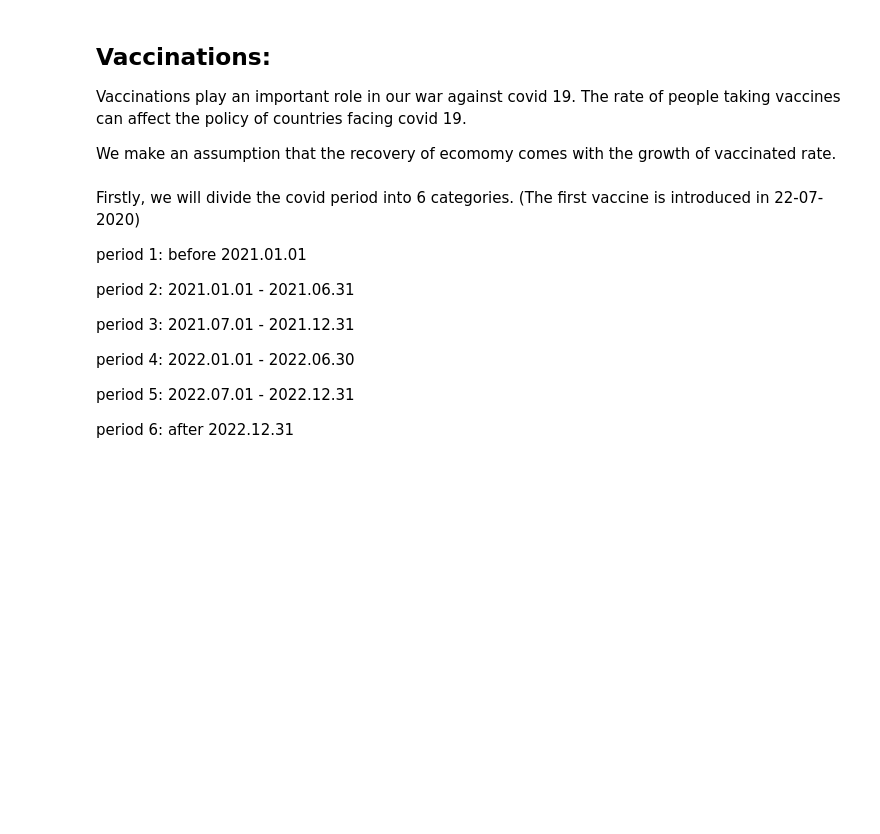
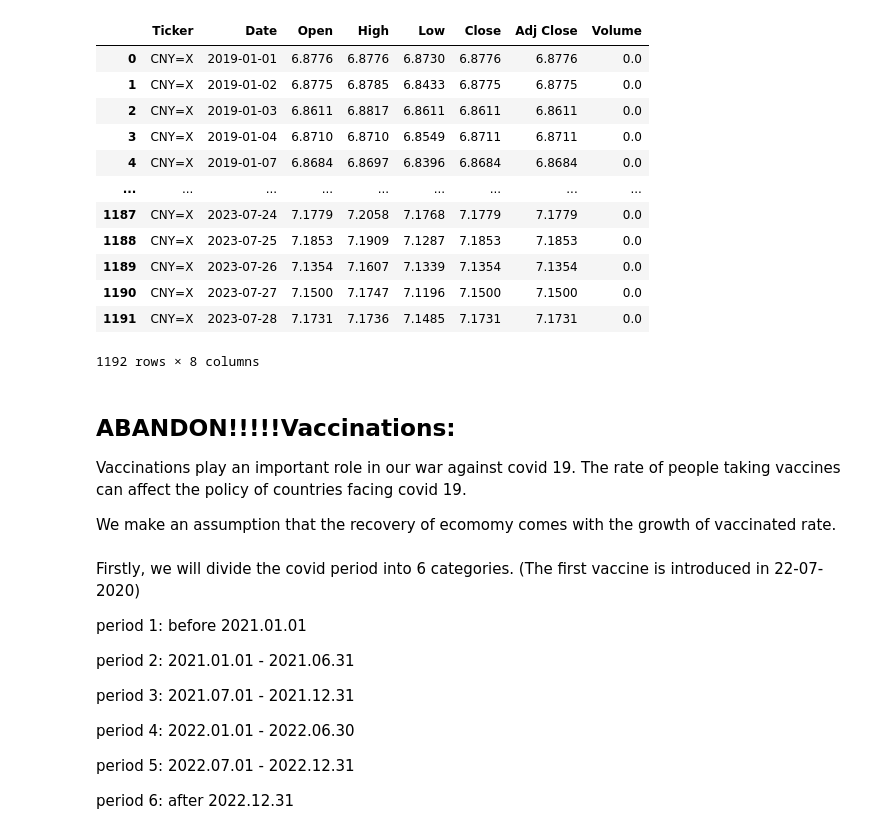
Before and after one commit to anapocai/Mooc_project, a Jupyter notebook: Xinyi.ipynb, the cells around one changed output. Cells and saved outputs as stored; diff of their text form; code cells hidden in the pictures; blank space fills up the shorter version.

```diff
--- a/Xinyi.ipynb
+++ b/Xinyi.ipynb
@@ -1,5 +89,21 @@
+# %%
+list3[7]
+# %% [output]
+|  | Ticker | Date | Open | High | Low | Close | Adj Close | Volume |
+| 0 | CNY=X | 2019-01-01 | 6.8776 | 6.8776 | 6.8730 | 6.8776 | 6.8776 | 0.0 |
+| 1 | CNY=X | 2019-01-02 | 6.8775 | 6.8785 | 6.8433 | 6.8775 | 6.8775 | 0.0 |
+| 2 | CNY=X | 2019-01-03 | 6.8611 | 6.8817 | 6.8611 | 6.8611 | 6.8611 | 0.0 |
+| 3 | CNY=X | 2019-01-04 | 6.8710 | 6.8710 | 6.8549 | 6.8711 | 6.8711 | 0.0 |
+| 4 | CNY=X | 2019-01-07 | 6.8684 | 6.8697 | 6.8396 | 6.8684 | 6.8684 | 0.0 |
+| ... | ... | ... | ... | ... | ... | ... | ... | ... |
+| 1187 | CNY=X | 2023-07-24 | 7.1779 | 7.2058 | 7.1768 | 7.1779 | 7.1779 | 0.0 |
+| 1188 | CNY=X | 2023-07-25 | 7.1853 | 7.1909 | 7.1287 | 7.1853 | 7.1853 | 0.0 |
+| 1189 | CNY=X | 2023-07-26 | 7.1354 | 7.1607 | 7.1339 | 7.1354 | 7.1354 | 0.0 |
+| 1190 | CNY=X | 2023-07-27 | 7.1500 | 7.1747 | 7.1196 | 7.1500 | 7.1500 | 0.0 |
+| 1191 | CNY=X | 2023-07-28 | 7.1731 | 7.1736 | 7.1485 | 7.1731 | 7.1731 | 0.0 |
+1192 rows × 8 columns
 # %% [markdown]
-## Vaccinations:
+## ABANDON!!!!!Vaccinations:
 
 Vaccinations play an important role in our war against covid 19. The rate of people taking vaccines can affect the policy of countries facing covid 19.
 
```
Also changed, not shown: parts of 8 cells of this notebook, 5 other files.
